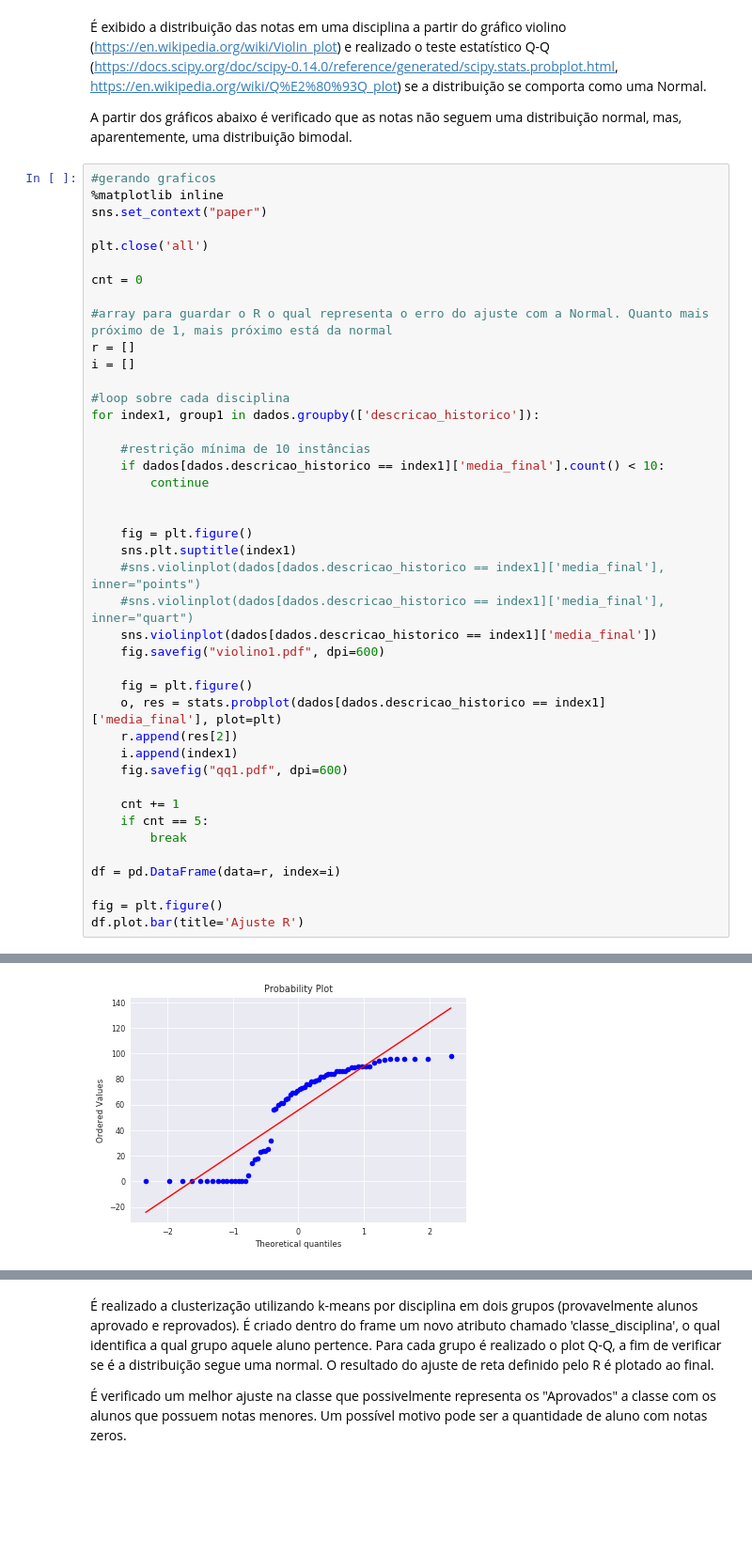
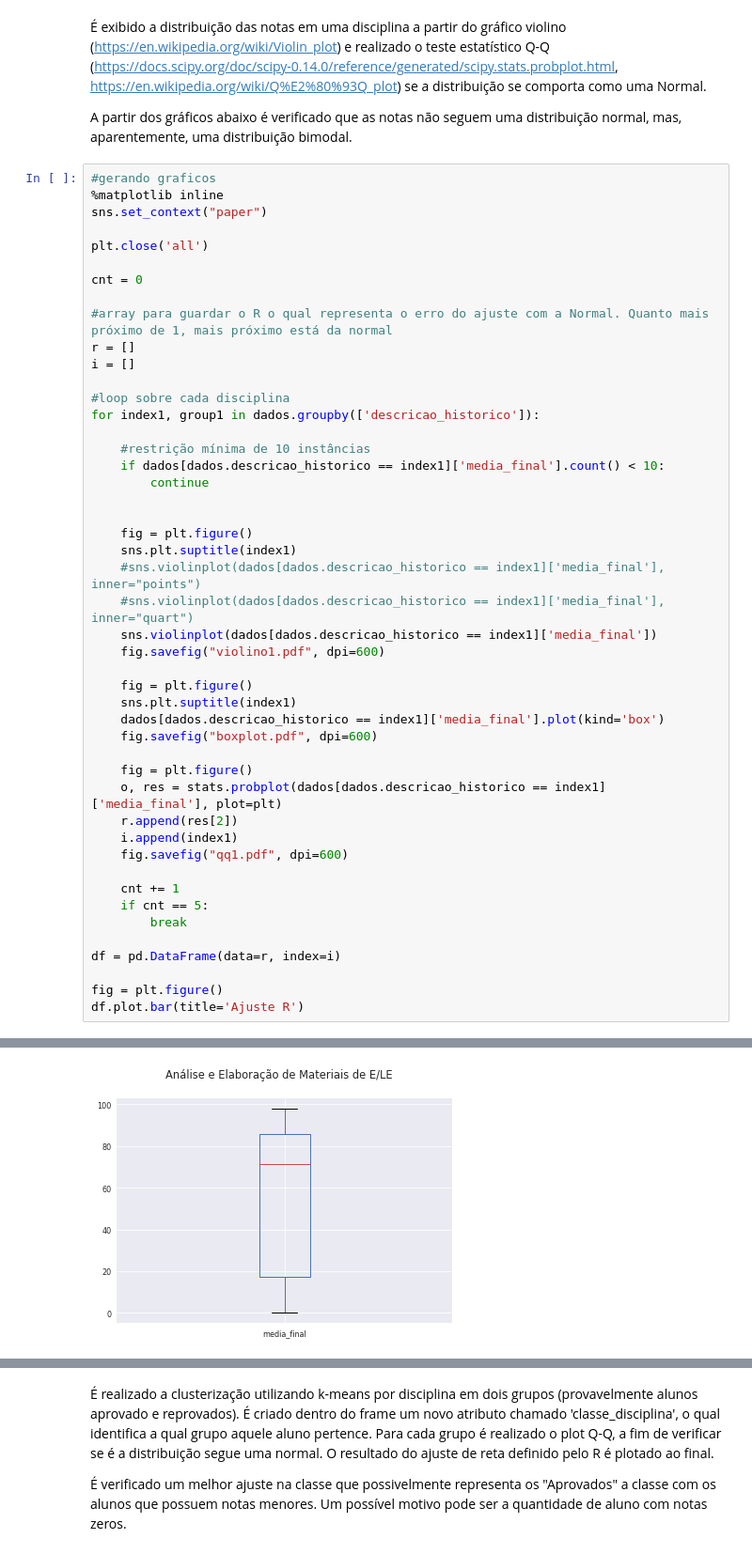
Before and after one commit to tmedeirosb/modelo_ifrn, a Jupyter notebook: Artigo_WCDE17.ipynb, the cells around one changed output, grey strips where cells are left out. Shown at 94% size. Saved outputs shown, nothing was run; the diff lists cells and outputs as text; blank space fills up the shorter version.

```diff
--- a/Artigo_WCDE17.ipynb
+++ b/Artigo_WCDE17.ipynb
@@ -69,31 +70,36 @@ for index1, group1 in dados.groupby(['descricao_historico']):
 
     #restrição mínima de 10 instâncias
     if dados[dados.descricao_historico == index1]['media_final'].count() < 10:
         continue
 
 
     fig = plt.figure()
     sns.plt.suptitle(index1)
     #sns.violinplot(dados[dados.descricao_historico == index1]['media_final'], inner="points")
     #sns.violinplot(dados[dados.descricao_historico == index1]['media_final'], inner="quart")
     sns.violinplot(dados[dados.descricao_historico == index1]['media_final'])
     fig.savefig("violino1.pdf", dpi=600)
 
     fig = plt.figure()
+    sns.plt.suptitle(index1)
+    dados[dados.descricao_historico == index1]['media_final'].plot(kind='box')
+    fig.savefig("boxplot.pdf", dpi=600)
+
+    fig = plt.figure()
     o, res = stats.probplot(dados[dados.descricao_historico == index1]['media_final'], plot=plt)
     r.append(res[2])
     i.append(index1)
     fig.savefig("qq1.pdf", dpi=600)
 
     cnt += 1
     if cnt == 5:
         break
 
 df = pd.DataFrame(data=r, index=i)
 
 fig = plt.figure()
 df.plot.bar(title='Ajuste R')
 # %% [output]
 <matplotlib.axes._subplots.AxesSubplot at 0x...>
 [figure]
-[figure, old version]
+[figure, new version]
```
Also changed, not shown: parts of 2 cells of this notebook, 3 other files.
